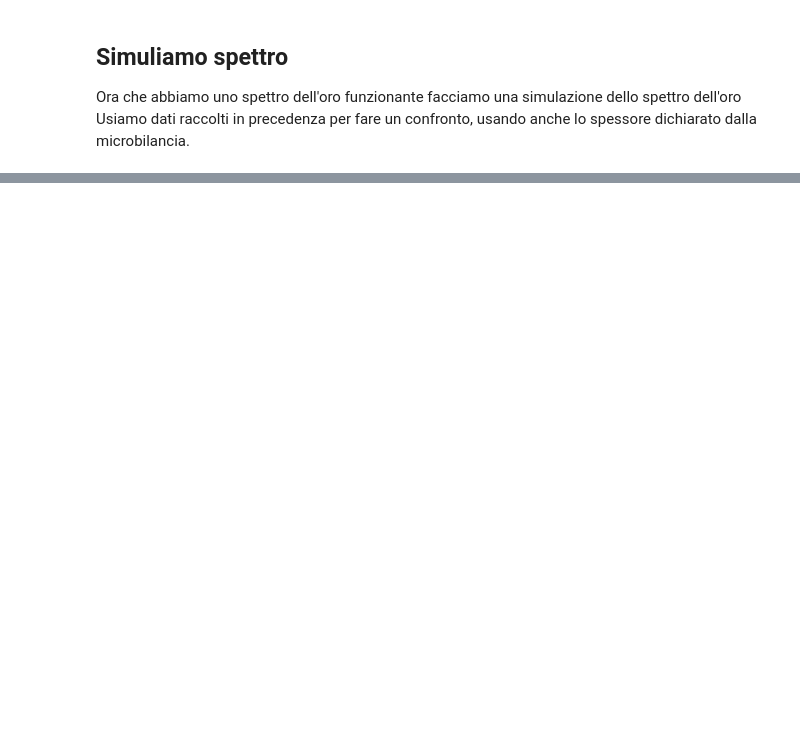
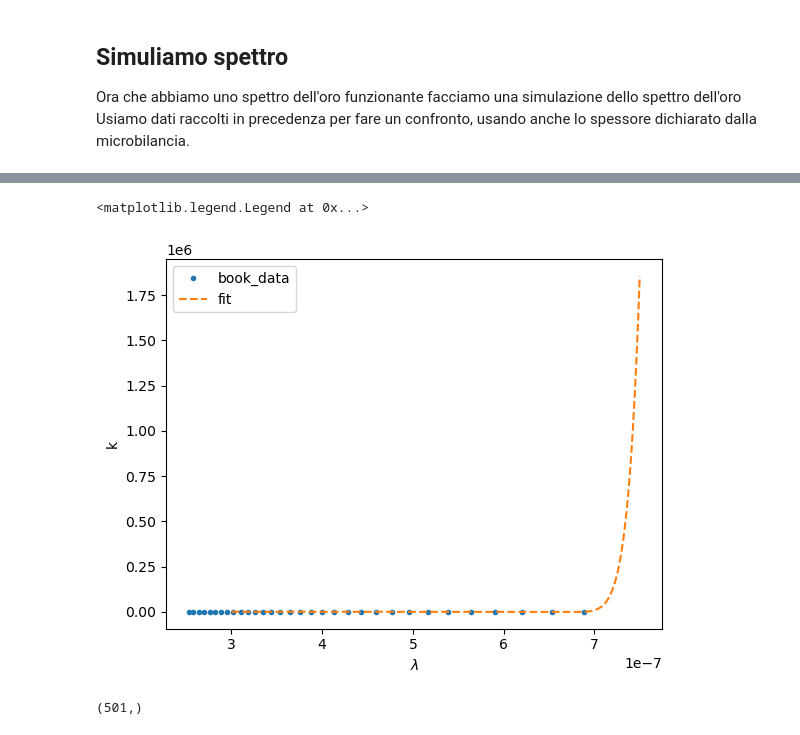
Before and after one commit to RandDouble/lab_mat, a Jupyter notebook: fit_lab.ipynb, the cells around one changed output, grey strips where cells are left out. Drawn from its saved outputs; the diff is of its cells as text; code cells hidden in the pictures; blank space fills up the shorter version.

```diff
--- a/fit_lab.ipynb
+++ b/fit_lab.ipynb
@@ -81,0 +88,21 @@ plt.legend()
+# %%
+## Testing a New Numpy Class for fitting a Polynomial Series
+#
+filter = (df["lambda_corrected"]<700e-9) & (df["lambda_corrected"] > 250e-9)
+
+new_fit = Polynomial.fit(df[filter]["lambda_corrected"], df[filter]["k_corrected"],
+                         deg=500,
+                         domain=[250e-9, 900e-9])
+
+plt.plot("lambda_corrected", "k_corrected", ".", data=df[filter], label= "book_data")
+plt.plot(x, new_fit(x), "--", label="fit")
+plt.ylabel("k")
+plt.xlabel(r"$\lambda$")
+plt.legend()
+# %% [output]
+<matplotlib.legend.Legend at 0x...>
+[figure, added]
+# %%
+new_fit.coef.shape
+# %% [output]
+(501,)
```
Also changed, not shown: parts of 4 cells of this notebook.
